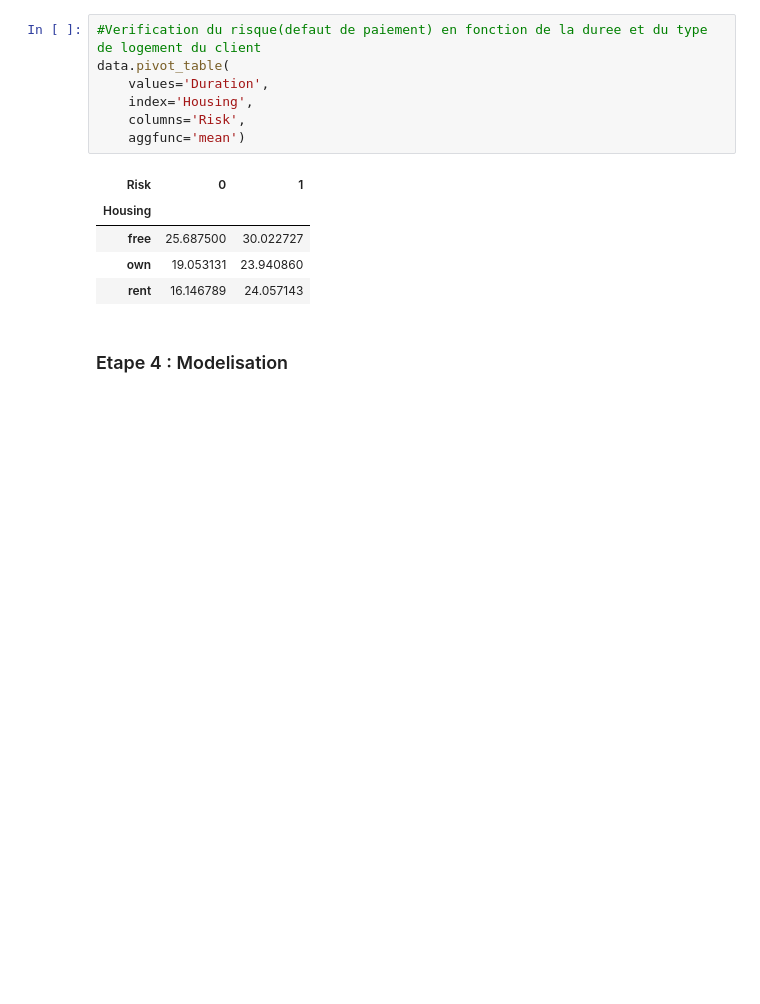
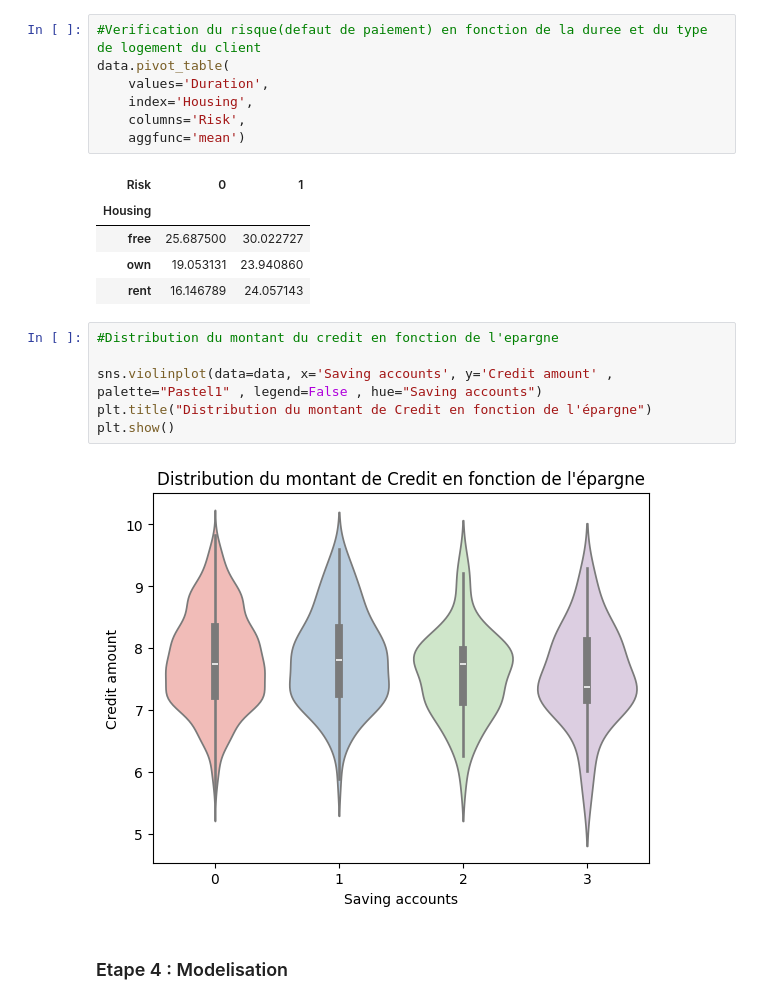
Before and after one commit to OAboubakari/credit_scoring, a Jupyter notebook: analyse_de_donnees.ipynb, the cells around one changed output. Saved outputs shown, nothing was run; the diff lists cells and outputs as text; blank space fills up the shorter version.

```diff
--- a/analyse_de_donnees.ipynb
+++ b/analyse_de_donnees.ipynb
@@ -414,6 +368,14 @@ data.pivot_table(
 | free | 25.687500 | 30.022727 |
 | own | 19.053131 | 23.940860 |
 | rent | 16.146789 | 24.057143 |
+# %%
+#Distribution du montant du credit en fonction de l'epargne
+
+sns.violinplot(data=data, x='Saving accounts', y='Credit amount' , palette="Pastel1" , legend=False , hue="Saving accounts")
+plt.title("Distribution du montant de Credit en fonction de l'épargne")
+plt.show()
+# %% [output]
+[figure, added]
 # %% [markdown]
 ### Etape 4 : Modelisation
 # %%
```
Also changed, not shown: parts of 23 cells of this notebook.
